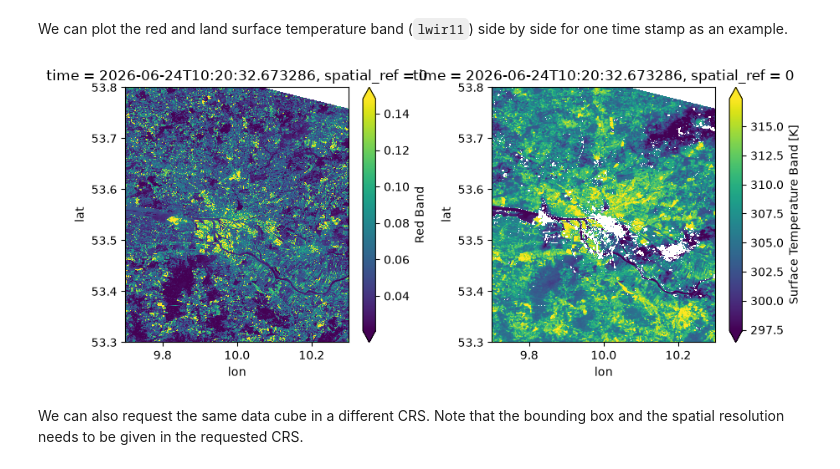
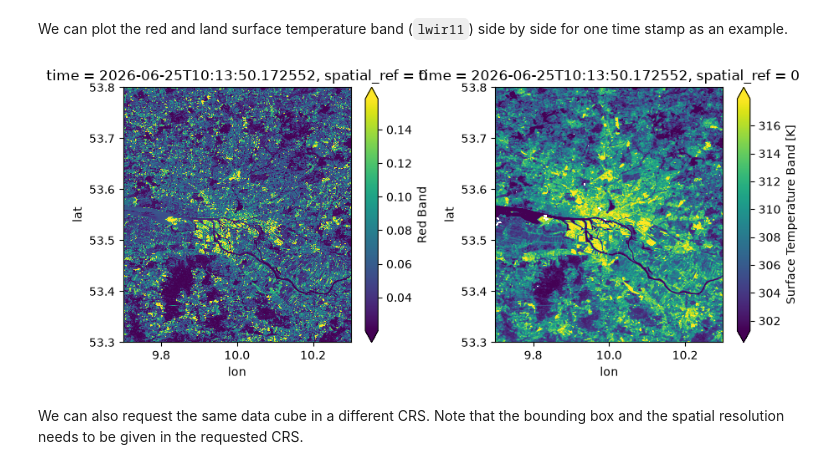
Before and after one commit to xcube-dev/xcube-stac, a Jupyter notebook: examples/notebooks/landsat_planetary_computer.ipynb, the cells around one changed output. Cells and saved outputs as stored; diff of their text form; code cells hidden in the pictures.

```diff
--- a/examples/notebooks/landsat_planetary_computer.ipynb
+++ b/examples/notebooks/landsat_planetary_computer.ipynb
@@ -175,12 +175,12 @@ ds["lwir11"] = ds["lwir11"].where(~invalid)
 We can plot the red and land surface temperature band (`lwir11`) side by side for one time stamp as an example.
 # %%
 fig, ax = plt.subplots(1, 2, figsize=(9, 4))
-ds.red.isel(time=0).plot(ax=ax[0], robust=True)
-ds.lwir11.isel(time=0).plot(ax=ax[1], robust=True)
+ds.red.isel(time=1).plot(ax=ax[0], robust=True)
+ds.lwir11.isel(time=1).plot(ax=ax[1], robust=True)
 plt.tight_layout()
 plt.show()
 # %% [output]
-[figure, old version]
+[figure, new version]
 # %% [markdown]
 We can also request the same data cube in a different CRS. Note that the bounding box and the spatial resolution needs to be given in the requested CRS.
 # %%
```
Also changed, not shown: parts of 4 cells of this notebook, 5 other files.
